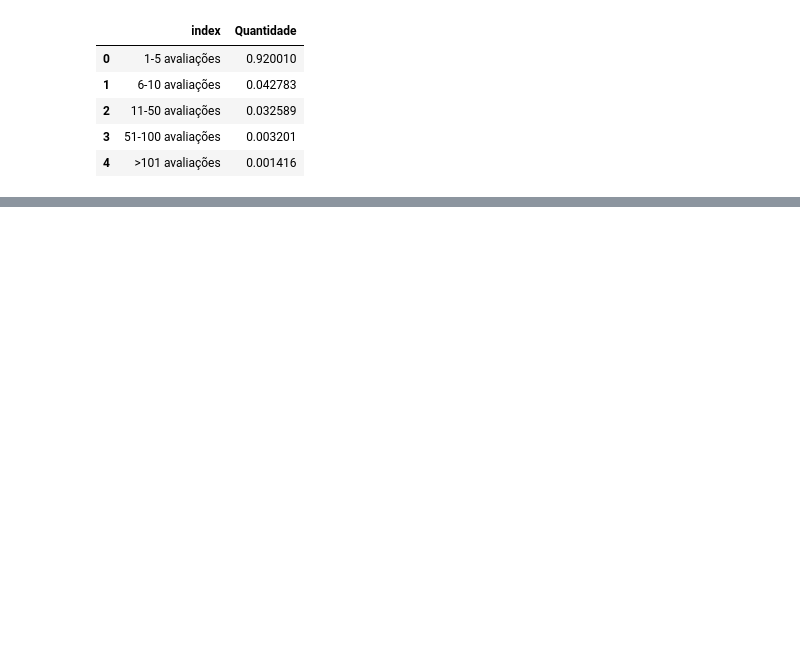
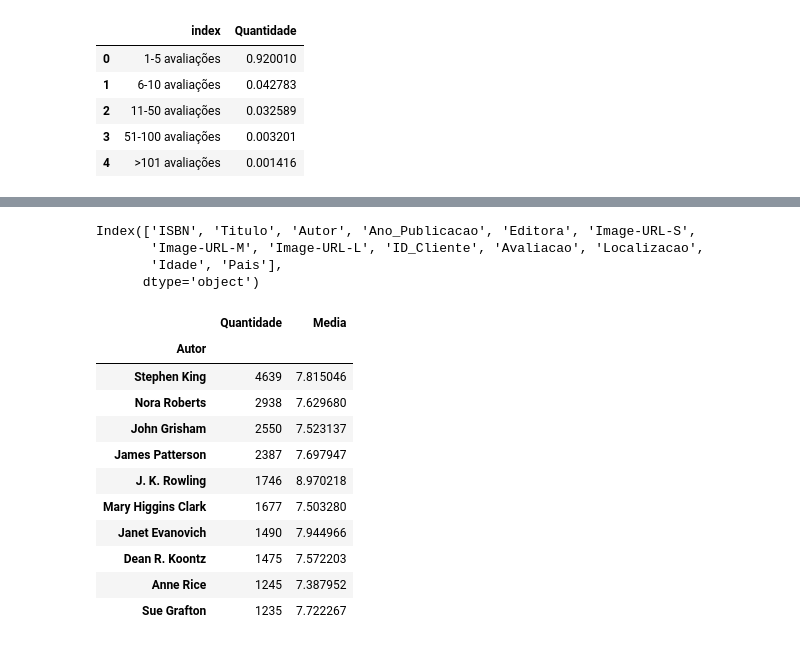
Before and after one commit to brunnabrito/Sistema-de-recomenda-o-com-Python, a Jupyter notebook: Machine_Learning_|_Sistema_de_recomendação_com_Python.ipynb, the cells around one changed output, grey strips where cells are left out. Cells and saved outputs as stored; diff of their text form; code cells hidden in the pictures; blank space fills up the shorter version.

```diff
--- a/Machine_Learning_|_Sistema_de_recomendação_com_Python.ipynb
+++ b/Machine_Learning_|_Sistema_de_recomendação_com_Python.ipynb
@@ -462,0 +486,27 @@ Pizza
+# %%
+Tab_Cruzada.columns
+# %% [output]
+Index(['ISBN', 'Titulo', 'Autor', 'Ano_Publicacao', 'Editora', 'Image-URL-S',
+       'Image-URL-M', 'Image-URL-L', 'ID_Cliente', 'Avaliacao', 'Localizacao',
+       'Idade', 'Pais'],
+      dtype='object')
+# %%
+# Autores
+
+Tab_Cruzada.groupby(by='Autor').agg(
+    Quantidade = ('Avaliacao', 'count'),
+    Media = ('Avaliacao', 'mean'),
+).sort_values('Quantidade', ascending=False).head(10)
+# %% [output]
+|  | Quantidade | Media |
+| Autor |  |  |
+| Stephen King | 4639 | 7.815046 |
+| Nora Roberts | 2938 | 7.629680 |
+| John Grisham | 2550 | 7.523137 |
+| James Patterson | 2387 | 7.697947 |
+| J. K. Rowling | 1746 | 8.970218 |
+| Mary Higgins Clark | 1677 | 7.503280 |
+| Janet Evanovich | 1490 | 7.944966 |
+| Dean R. Koontz | 1475 | 7.572203 |
+| Anne Rice | 1245 | 7.387952 |
+| Sue Grafton | 1235 | 7.722267 |
```
Also changed, not shown: parts of 12 cells of this notebook.
